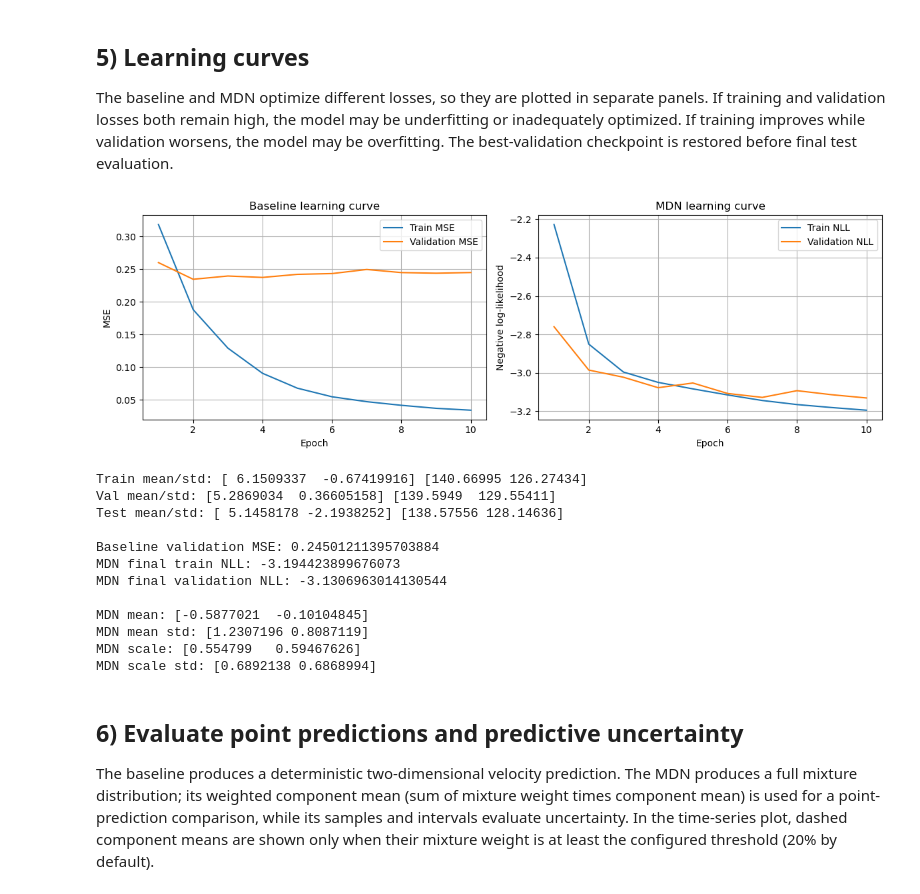
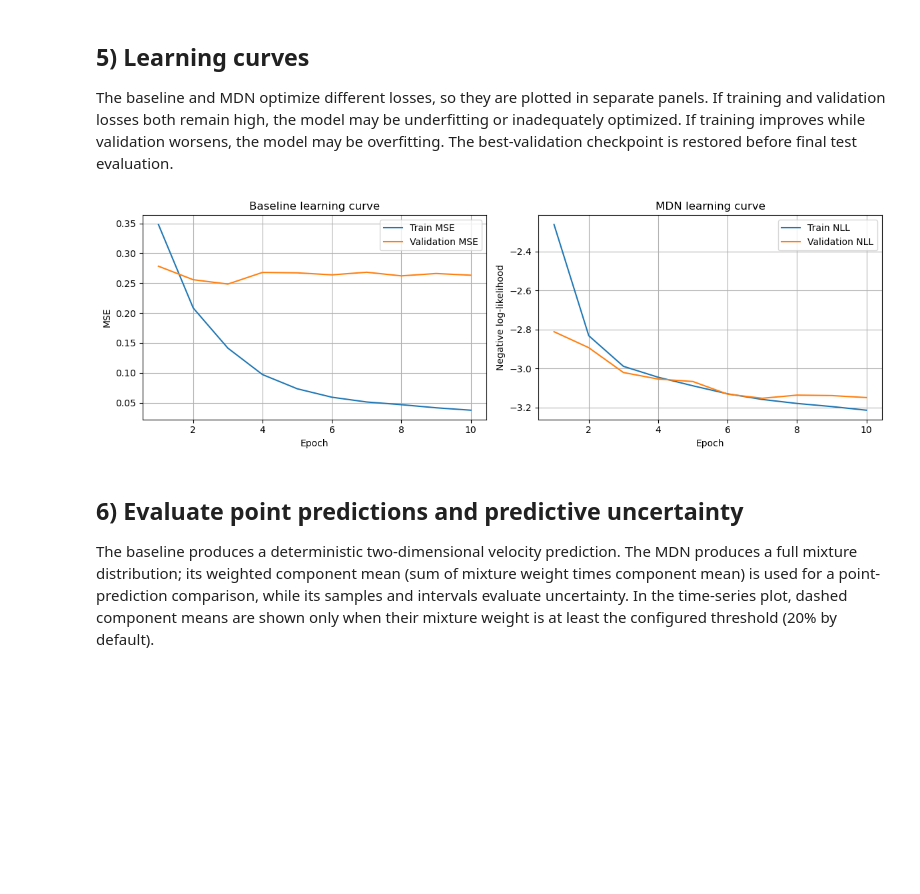
Before and after one commit to angelrodriguez0617/mdn-motor-decoding, a Jupyter notebook: mdn_future_motor_intent.ipynb, the cells around one changed output. Cells and saved outputs as stored; diff of their text form; code cells hidden in the pictures; blank space fills up the shorter version.

```diff
--- a/mdn_future_motor_intent.ipynb
+++ b/mdn_future_motor_intent.ipynb
@@ -337,9 +337,9 @@ id
 
 The training and validation/test partitions below are temporal partitions of the labeled training recording. Both models use exactly the same inputs and current-velocity targets, so their deterministic predictions can be compared fairly.
 # %%
-# Rebin from 1 ms to 20 ms;
-bin_size = 20
-dataset.resample(bin_size)
+# Rebin from 1 ms to bin_size ms
+bin_size_ms = 20
+dataset.resample(bin_size_ms)
 data = dataset.data
 
 spike_data = data["spikes"]
@@ -362,15 +362,15 @@ spikes_m1 = spikes_m1[valid]
 spikes_pmd = spikes_pmd[valid]
 velocity = velocity[valid]
 
-window_ms = 100 # window size in ms
-horizon_ms = 100 # horizon_ms=0 decodes current velocity.
+window_size_ms = 100 # window size in ms
+horizon_size_ms = 0 # horizon_ms=0 decodes current velocity.
 
 neural, vel = prepare_mc_maze_arrays(spikes_m1, spikes_pmd, velocity)
 X, y = build_windowed_features(
     neural,
     vel,
-    window_bins=window_ms // bin_size,
-    horizon_bins=horizon_ms // bin_size,
+    window_bins=window_size_ms // bin_size_ms,
+    horizon_bins=horizon_size_ms // bin_size_ms,
 )
 
 (train_X, train_y), (val_X, val_y), (test_X, test_y) = split_train_val_test(X, y)
@@ -420,61 +420,28 @@ The baseline and MDN optimize different losses, so they are plotted in separate
 # %%
 fig, axes = plt.subplots(1, 2, figsize=(12, 4))
 epochs_baseline = np.arange(1, len(baseline_history["train_loss"]) + 1)
 epochs_mdn = np.arange(1, len(mdn_history["train_loss"]) + 1)
 
 axes[0].plot(epochs_baseline, baseline_history["train_loss"], label="Train MSE")
 axes[0].plot(epochs_baseline, baseline_history["val_loss"], label="Validation MSE")
 axes[0].set_title("Baseline learning curve")
 axes[0].set_xlabel("Epoch")
 axes[0].set_ylabel("MSE")
 axes[0].legend()
 axes[0].grid(True)
 
 axes[1].plot(epochs_mdn, mdn_history["train_loss"], label="Train NLL")
 axes[1].plot(epochs_mdn, mdn_history["val_loss"], label="Validation NLL")
 axes[1].set_title("MDN learning curve")
 axes[1].set_xlabel("Epoch")
 axes[1].set_ylabel("Negative log-likelihood")
 axes[1].legend()
 axes[1].grid(True)
 
 plt.tight_layout()
 plt.show()
-
-print("Train mean/std:", train_y.mean(axis=0), train_y.std(axis=0))
-print("Val mean/std:", val_y.mean(axis=0), val_y.std(axis=0))
-print("Test mean/std:", test_y.mean(axis=0), test_y.std(axis=0))
-print()
-
-print("Baseline validation MSE:", baseline_history["val_loss"][-1])
-print("MDN final train NLL:", mdn_history["train_loss"][-1])
-print("MDN final validation NLL:", mdn_history["val_loss"][-1])
-print()
-
-with torch.no_grad():
-    xb, yb = next(iter(test_loader))
-    xb = xb.to(DEVICE)
-
-    logits, mu, scale = mdn(xb)
-
-print("MDN mean:", mu.mean(dim=(0, 1)).cpu().numpy())
-print("MDN mean std:", mu.std(dim=(0, 1)).cpu().numpy())
-print("MDN scale:", scale.mean(dim=(0, 1)).cpu().numpy())
-print("MDN scale std:", scale.std(dim=(0, 1)).cpu().numpy())
 # %% [output]
-[figure, old version]
+[figure, new version]
-Train mean/std: [ 6.1509337  -0.67419916] [140.66995 126.27434]
-Val mean/std: [5.2869034  0.36605158] [139.5949  129.55411]
-Test mean/std: [ 5.1458178 -2.1938252] [138.57556 128.14636]
-
-Baseline validation MSE: 0.24501211395703884
-MDN final train NLL: -3.194423899676073
-MDN final validation NLL: -3.1306963014130544
-
-MDN mean: [-0.5877021  -0.10104845]
-MDN mean std: [1.2307196 0.8087119]
-MDN scale: [0.554799   0.59467626]
-MDN scale std: [0.6892138 0.6868994]
 # %% [markdown]
 ## 6) Evaluate point predictions and predictive uncertainty
 
```
Also changed, not shown: parts of 3 cells of this notebook, 2 other files.
